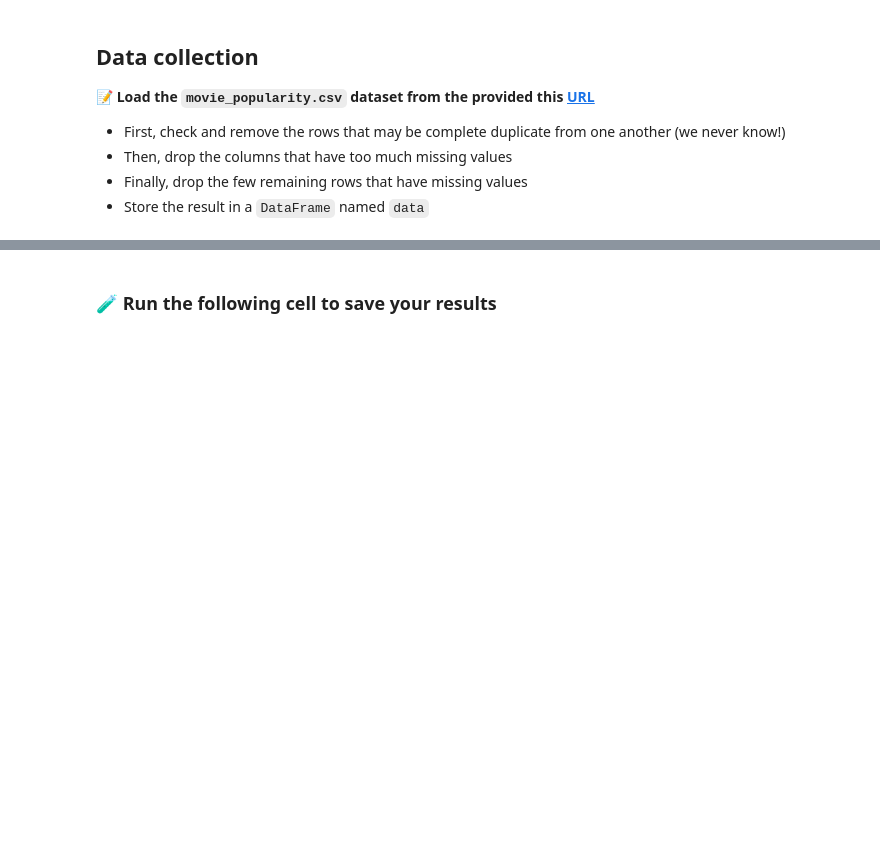
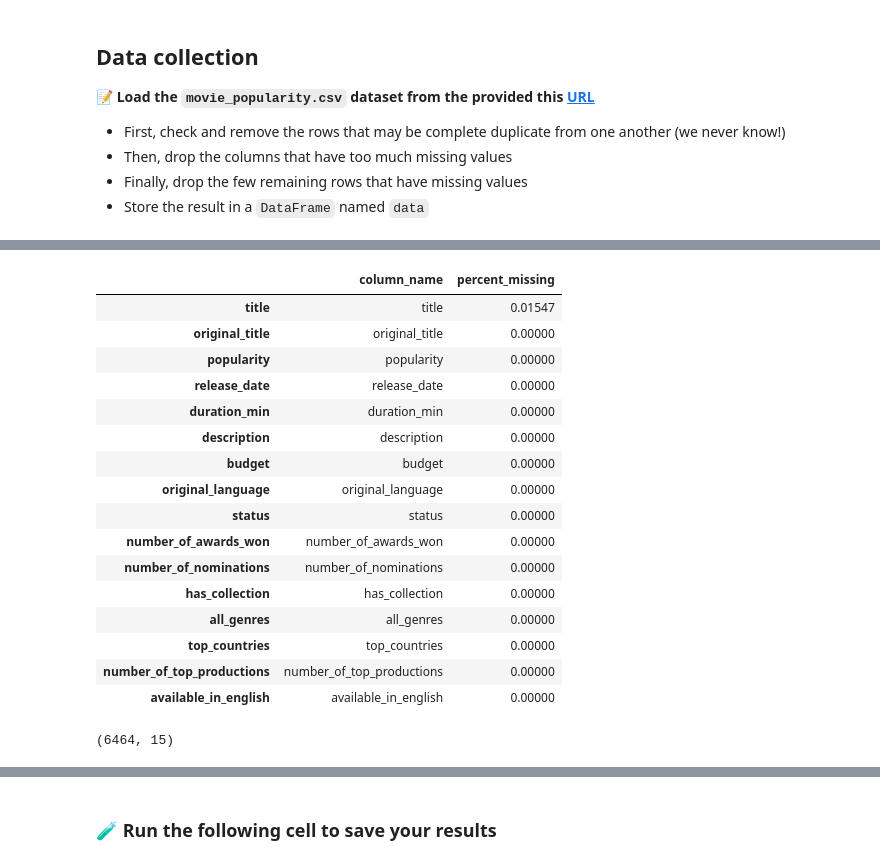
Before and after one commit to AlexandrePerdomo/data-certification-exam, a Jupyter notebook: machine_learning/TV_popularity_predictor.ipynb, the cells around one changed output, grey strips where cells are left out. Drawn from its saved outputs; the diff is of its cells as text; code cells hidden in the pictures; blank space fills up the shorter version.

```diff
--- a/machine_learning/TV_popularity_predictor.ipynb
+++ b/machine_learning/TV_popularity_predictor.ipynb
@@ -49,0 +102,25 @@ from nbresult import ChallengeResult
+# %%
+list_missing_values(data_cleaned)
+# %% [output]
+|  | column_name | percent_missing |
+| title | title | 0.01547 |
+| original_title | original_title | 0.00000 |
+| popularity | popularity | 0.00000 |
+| release_date | release_date | 0.00000 |
+| duration_min | duration_min | 0.00000 |
+| description | description | 0.00000 |
+| budget | budget | 0.00000 |
+| original_language | original_language | 0.00000 |
+| status | status | 0.00000 |
+| number_of_awards_won | number_of_awards_won | 0.00000 |
+| number_of_nominations | number_of_nominations | 0.00000 |
+| has_collection | has_collection | 0.00000 |
+| all_genres | all_genres | 0.00000 |
+| top_countries | top_countries | 0.00000 |
+| number_of_top_productions | number_of_top_productions | 0.00000 |
+| available_in_english | available_in_english | 0.00000 |
+# %%
+data = data_cleaned.drop('title', 1)
+data.shape
+# %% [output]
+(6464, 15)
```
Also changed, not shown: parts of 39 cells of this notebook, 2 other files.
